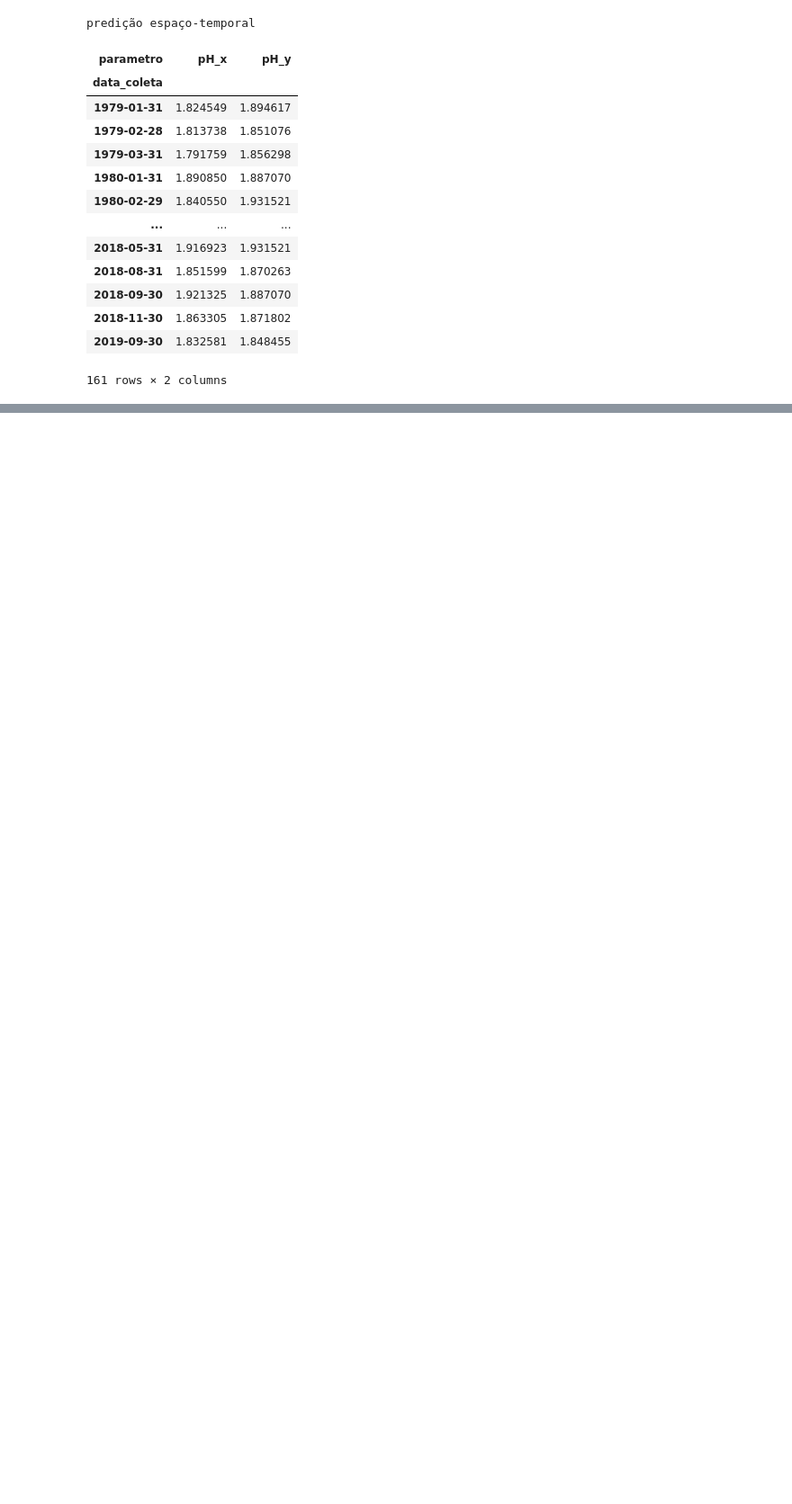
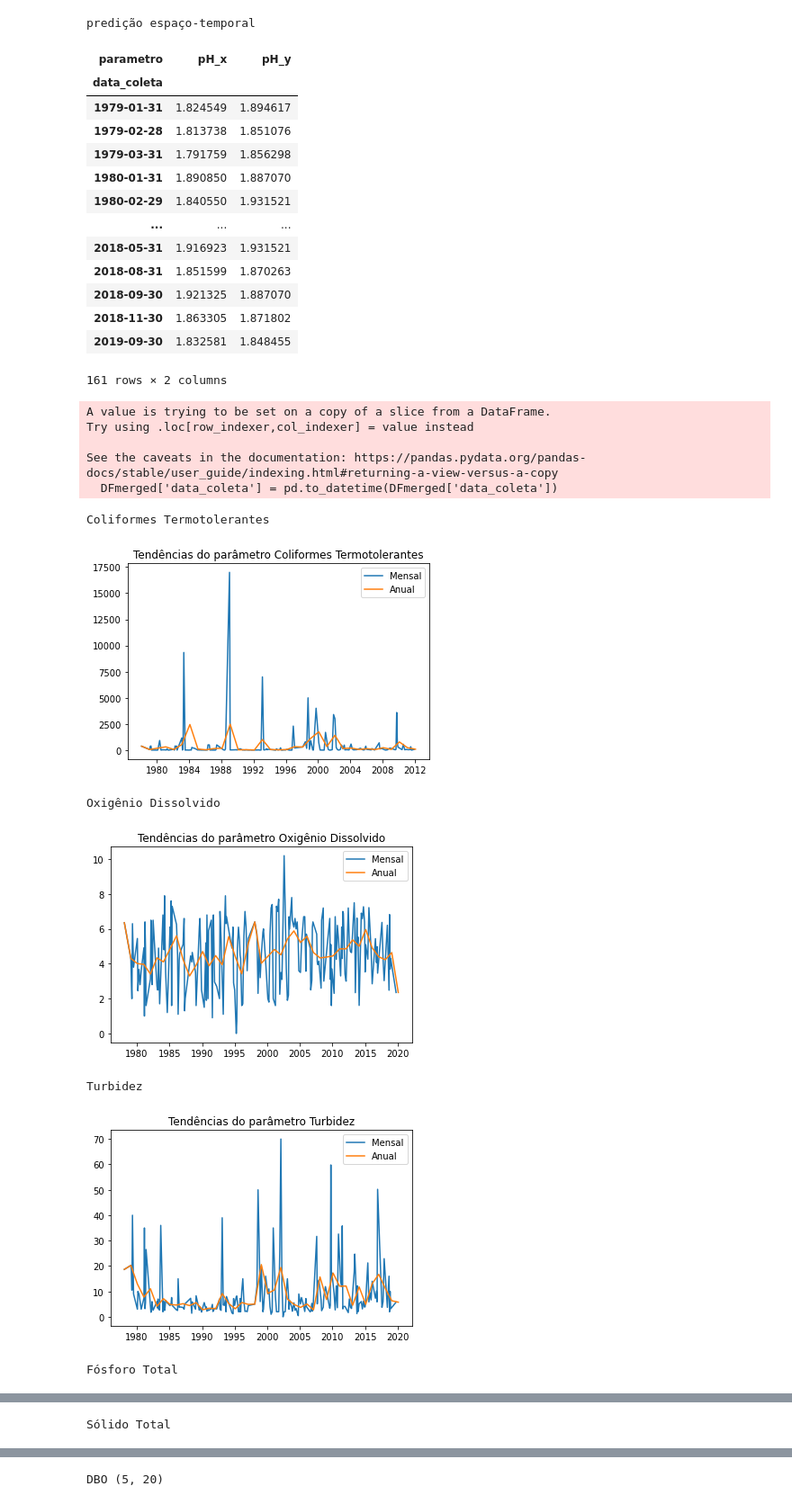
Before and after one commit to andersonchico/predicaoagua, a Jupyter notebook: src/src_experimentos_dissertacao_pontos/experimentov3/experimentov3.ipynb, the cells around one changed output, grey strips where cells are left out. Shown: that part at 90% size. Cells and saved outputs as stored; diff of their text form; code cells hidden in the pictures; blank space fills up the shorter version.

```diff
--- a/src/src_experimentos_dissertacao_pontos/experimentov3/experimentov3.ipynb
+++ b/src/src_experimentos_dissertacao_pontos/experimentov3/experimentov3.ipynb
@@ -1035,3 +1037,48 @@ DFmerged3
 | 2018-11-30 | 1.863305 | 1.871802 |
 | 2019-09-30 | 1.832581 | 1.848455 |
 161 rows × 2 columns
+# %%
+parameters = ['coliformes', 'od', 'turbidez', 'fosforo', 'solido', 'dbo', 'temperatura', 'ph']
+df_resultado = pd.DataFrame(columns=['tecnica','parametro','amostras','mape','lag'])
+
+DFmerge = pd.DataFrame()
+for parameter in parameters:
+    # Concatenating all the parameter files
+    df = pd.read_csv('../../../data/CETESB/'+ parameter + '.csv',encoding='utf-8',sep=';')
+    DFmerge = pd.concat([DFmerge, df])
+
+
+for parameter in DFmerge['parametro'].unique():
+    DFmerged = DFmerge[(DFmerge['codigo_ponto'] == 'TIET02050') &
+                      (DFmerge['parametro'] == parameter)]
+
+    DFmerged['data_coleta'] = pd.to_datetime(DFmerged['data_coleta'])
+    DFmerged.index = DFmerged['data_coleta']
+    DFmerged1 = DFmerged.groupby([pd.Grouper(freq='1M'), 'parametro'])['valor'].mean().unstack()
+    DFmerged2 = DFmerged.groupby([pd.Grouper(freq='12M'), 'parametro'])['valor'].mean().unstack()
+
+    print(parameter)
+
+    plt.plot(DFmerged1,label='Mensal')
+    plt.plot(DFmerged2,label='Anual')
+    plt.title('Tendências do parâmetro ' + parameter)
+    plt.legend()
+    plt.show()
+
+    '''
+    dataframe1 = DFmerged.describe()
+    print(dataframe1)
+    '''
+# %% [output]
+A value is trying to be set on a copy of a slice from a DataFrame.
+Try using .loc[row_indexer,col_indexer] = value instead
+
+See the caveats in the documentation: https://pandas.pydata.org/pandas-docs/stable/user_guide/indexing.html#returning-a-view-versus-a-copy
+  DFmerged['data_coleta'] = pd.to_datetime(DFmerged['data_coleta'])
+Coliformes Termotolerantes
+[figure, added]
+Oxigênio Dissolvido
+[figure, added]
+Turbidez
+[figure, added]
+Fósforo Total
@@ -1037,0 +1086 @@ DFmerged3
+Sólido Total
@@ -1037,0 +1088 @@ DFmerged3
+DBO (5, 20)
```
Also changed, not shown: parts of 2 cells of this notebook, 4 other files.
